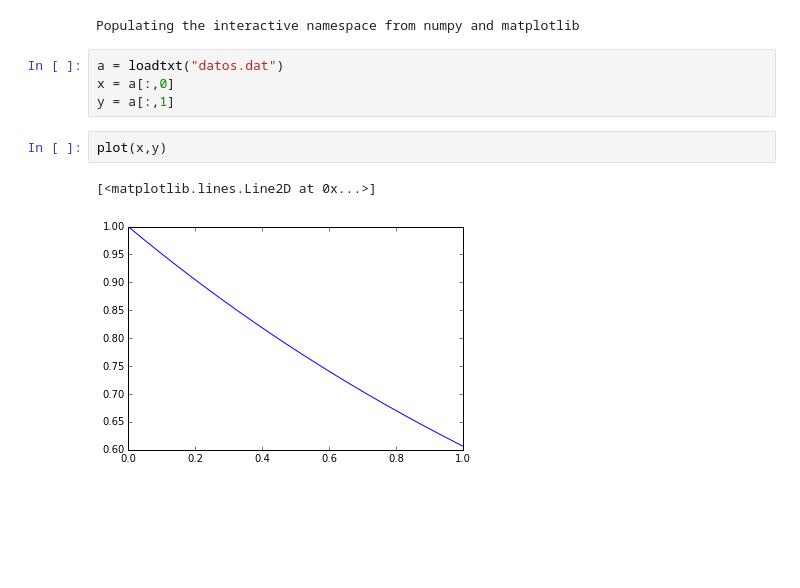
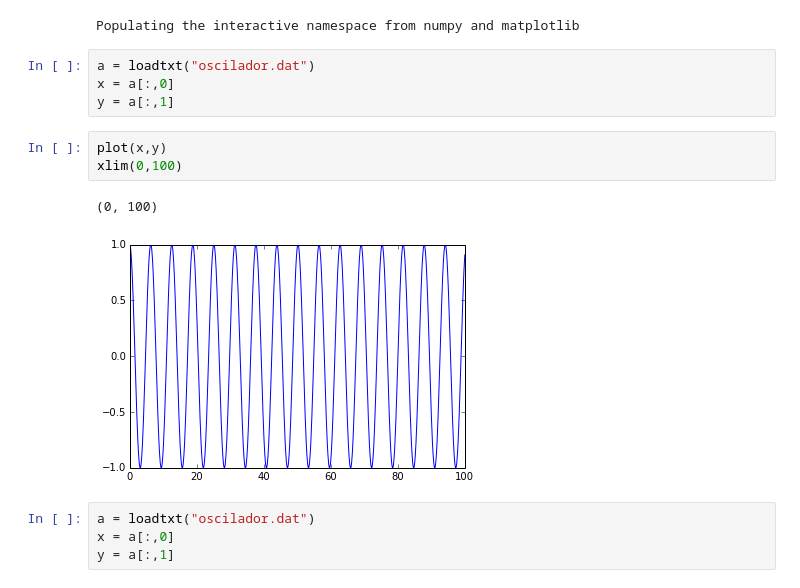
Before and after one commit to jcfarfan/MAvanzados, a Jupyter notebook: EcuDiferenciales/Untitled0.ipynb, the cells around one changed output. Saved outputs shown, nothing was run; the diff lists cells and outputs as text; blank space fills up the shorter version.

```diff
--- a/EcuDiferenciales/Untitled0.ipynb
+++ b/EcuDiferenciales/Untitled0.ipynb
@@ -3,11 +3,16 @@
 # %% [output]
 Populating the interactive namespace from numpy and matplotlib
 # %%
-a = loadtxt("datos.dat")
+a = loadtxt("oscilador.dat")
 x = a[:,0]
 y = a[:,1]
 # %%
 plot(x,y)
+xlim(0,100)
 # %% [output]
-[<matplotlib.lines.Line2D at 0x...>]
+(0, 100)
-[figure, old version]
+[figure, new version]
+# %%
+a = loadtxt("oscilador.dat")
+x = a[:,0]
+y = a[:,1]
```
Also changed, not shown: parts of 3 cells of this notebook, 37 other files.
